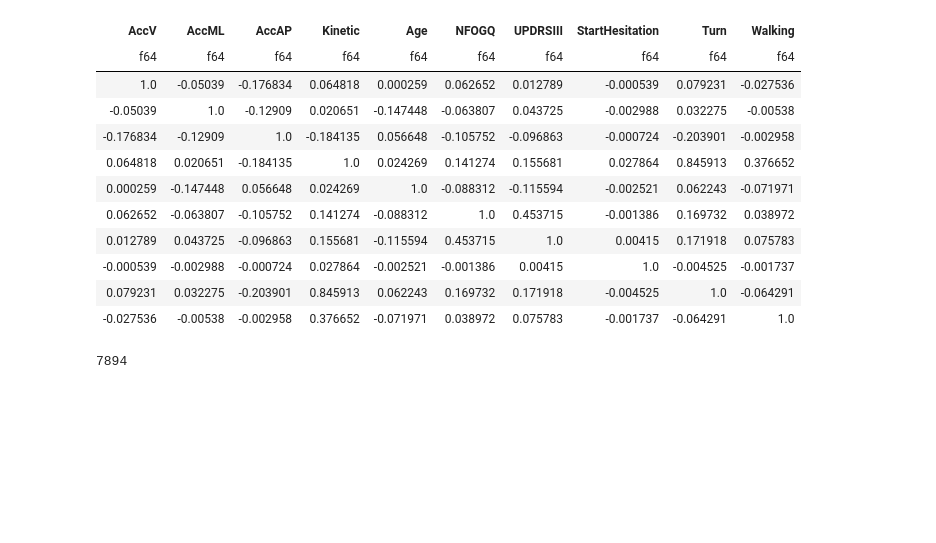
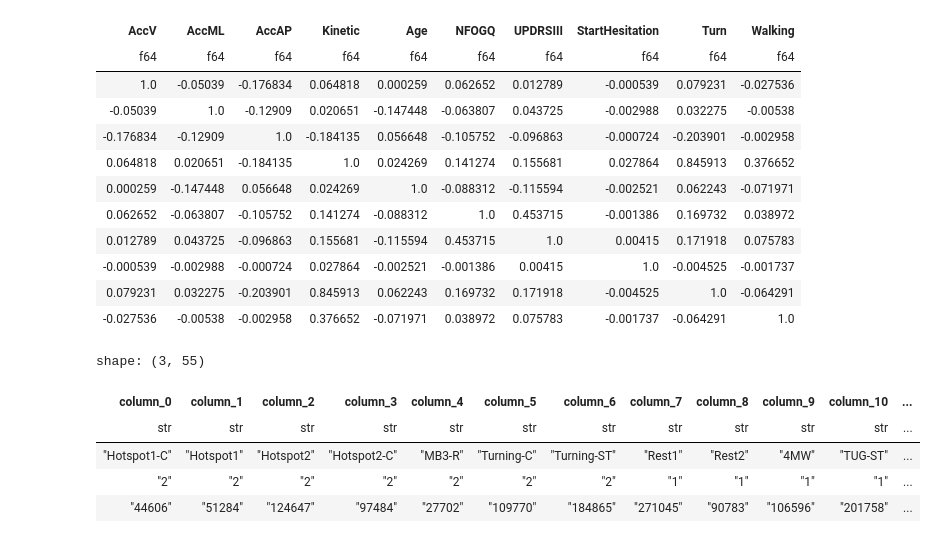
Before and after one commit to sumaniitm/parkinsons-freezing-gait-prediction, a Jupyter notebook: eda-on-data-using-polars.ipynb, the cells around one changed output. Saved outputs shown, nothing was run; the diff lists cells and outputs as text; code cells hidden in the pictures; blank space fills up the shorter version.

Commit message:
Kaggle Notebook | EDA_on_data_using_polars | Version 11

```diff
--- a/eda-on-data-using-polars.ipynb
+++ b/eda-on-data-using-polars.ipynb
@@ -280,8 +271,12 @@ shape: (10, 10)
 | -0.000539 | -0.002988 | -0.000724 | 0.027864 | -0.002521 | -0.001386 | 0.00415 | 1.0 | -0.004525 | -0.001737 |
 | 0.079231 | 0.032275 | -0.203901 | 0.845913 | 0.062243 | 0.169732 | 0.171918 | -0.004525 | 1.0 | -0.064291 |
 | -0.027536 | -0.00538 | -0.002958 | 0.376652 | -0.071971 | 0.038972 | 0.075783 | -0.001737 | -0.064291 | 1.0 |
-# %%
-del defog_train_data, defog_subjects_metadata
-gc.collect()
-# %% [output]
-7894
+# %%
+dd.sql('select Task, Visit, count(1) from defog_train_data_with_metadata group by Task, Visit').pl().head(65).transpose()
+# %% [output]
+shape: (3, 55)
+| column_0 | column_1 | column_2 | column_3 | column_4 | column_5 | column_6 | column_7 | column_8 | column_9 | column_10 | ... |
+| str | str | str | str | str | str | str | str | str | str | str | ... |
+| "Hotspot1-C" | "Hotspot1" | "Hotspot2" | "Hotspot2-C" | "MB3-R" | "Turning-C" | "Turning-ST" | "Rest1" | "Rest2" | "4MW" | "TUG-ST" | ... |
+| "2" | "2" | "2" | "2" | "2" | "2" | "2" | "1" | "1" | "1" | "1" | ... |
+| "44606" | "51284" | "124647" | "97484" | "27702" | "109770" | "184865" | "271045" | "90783" | "106596" | "201758" | ... |
```
Also changed, not shown: parts of 12 cells of this notebook.
